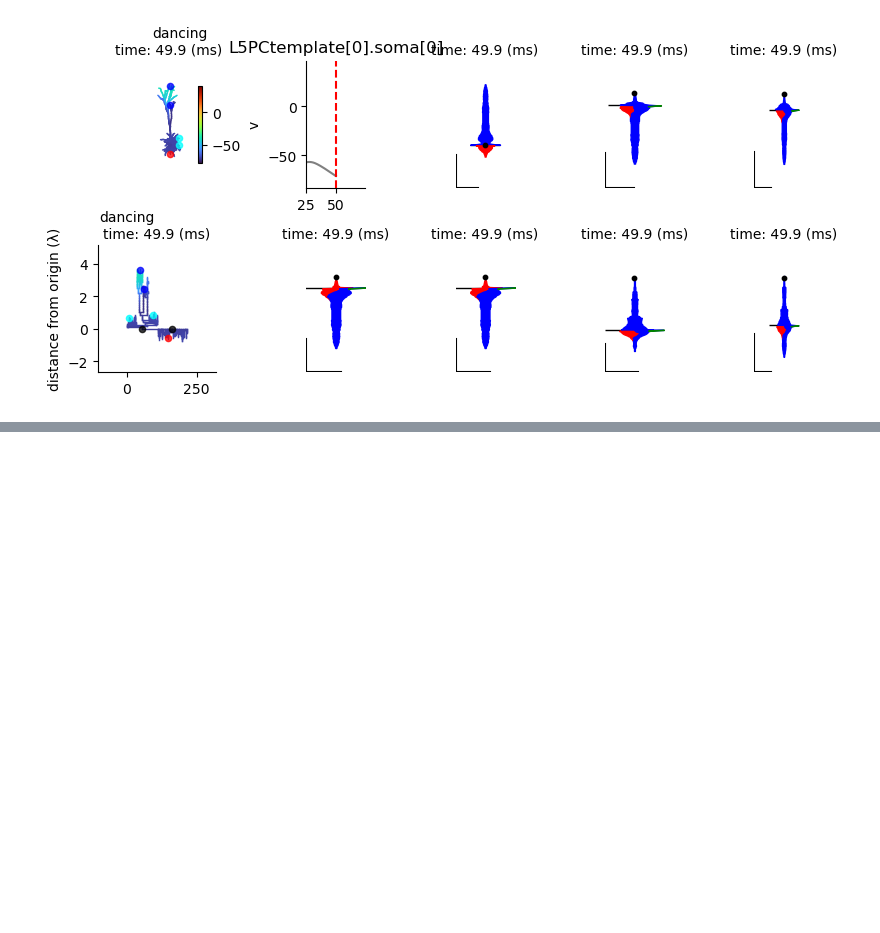
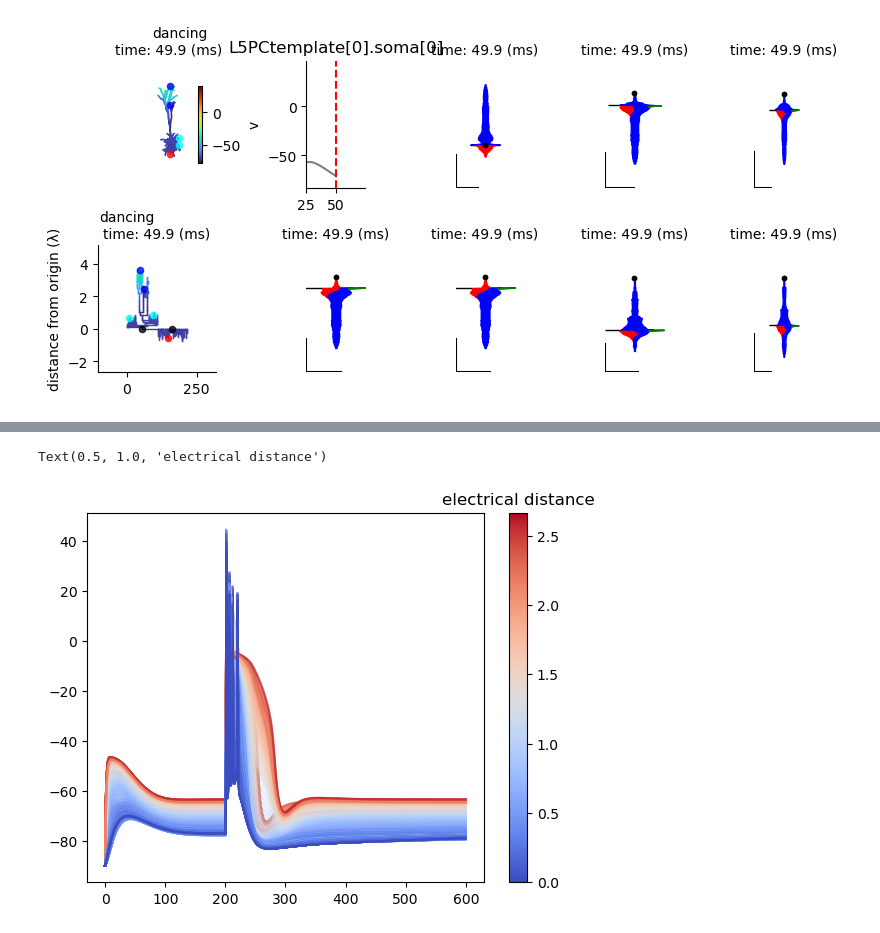
Before and after one commit to YoniLeibner/Neuron_analysis_tool, a Jupyter notebook: Neuron_analysis_tool/example-L5pc.ipynb, the cells around one changed output, grey strips where cells are left out. Drawn from its saved outputs; the diff is of its cells as text; code cells hidden in the pictures; blank space fills up the shorter version.

```diff
--- a/Neuron_analysis_tool/example-L5pc.ipynb
+++ b/Neuron_analysis_tool/example-L5pc.ipynb
@@ -455,0 +521,28 @@ NameError: name 'soma_seg' is not defined
+# %%
+
+from Neuron_analysis_tool.distance import Distance
+dist = Distance(analyser.cell, analyser.more_conductances)
+soma_seg = list(analyser.cell.soma[0])[0]
+dist.compute(soma_seg)
+import matplotlib as mpl
+max_dist = dist.get_max()
+norm = mpl.colors.Normalize(vmin=0, vmax=max(max_dist.values()))
+cmap=plt.cm.coolwarm
+factor=0
+fig, ax = plt.subplots(1)
+for sec in records.all_records['v'].record_dict.keys():
+    for seg in records.all_records['v'].record_dict[sec].keys():
+        electrical_distance = dist.get_mid_point_str(sec, seg, electrical=True)
+        color = cmap(norm(electrical_distance))
+        ax.plot(records.all_records['v'].time,
+                 records.all_records['v'].record_dict[sec][seg]._record+electrical_distance*factor,
+                alpha=0.5, color=color)
+
+im = plt.cm.ScalarMappable(norm=norm, cmap=cmap)
+color_bar = plt.colorbar(im, ax=ax)
+cax = color_bar.ax
+fig.add_axes(cax)
+cax.set_title('electrical distance')
+# %% [output]
+Text(0.5, 1.0, 'electrical distance')
+[figure, added]
```
Also changed, not shown: parts of 6 cells of this notebook, 5 other files.
